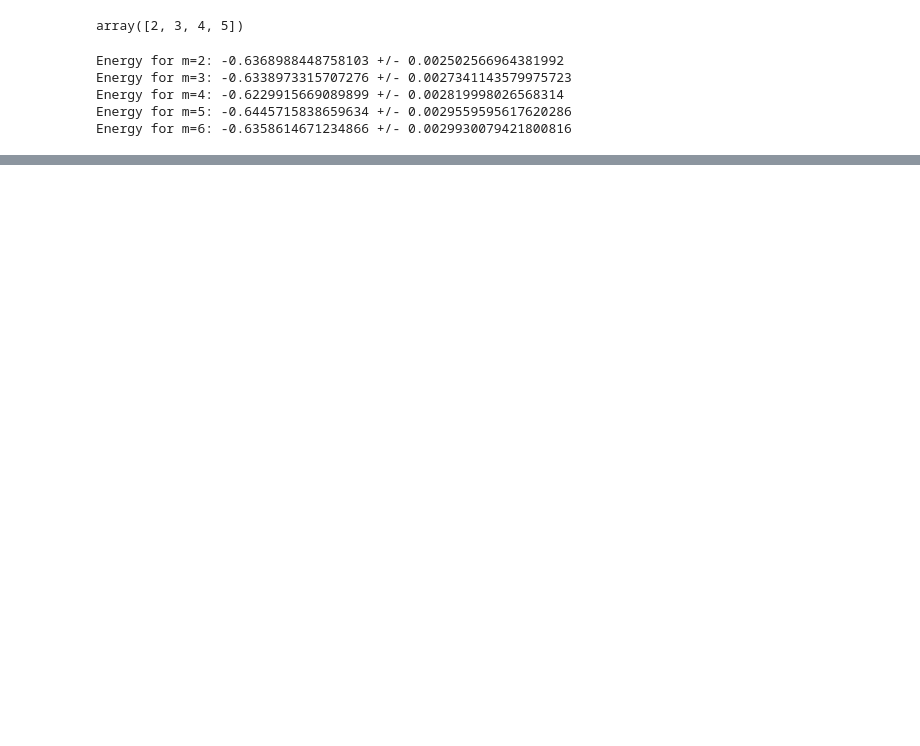
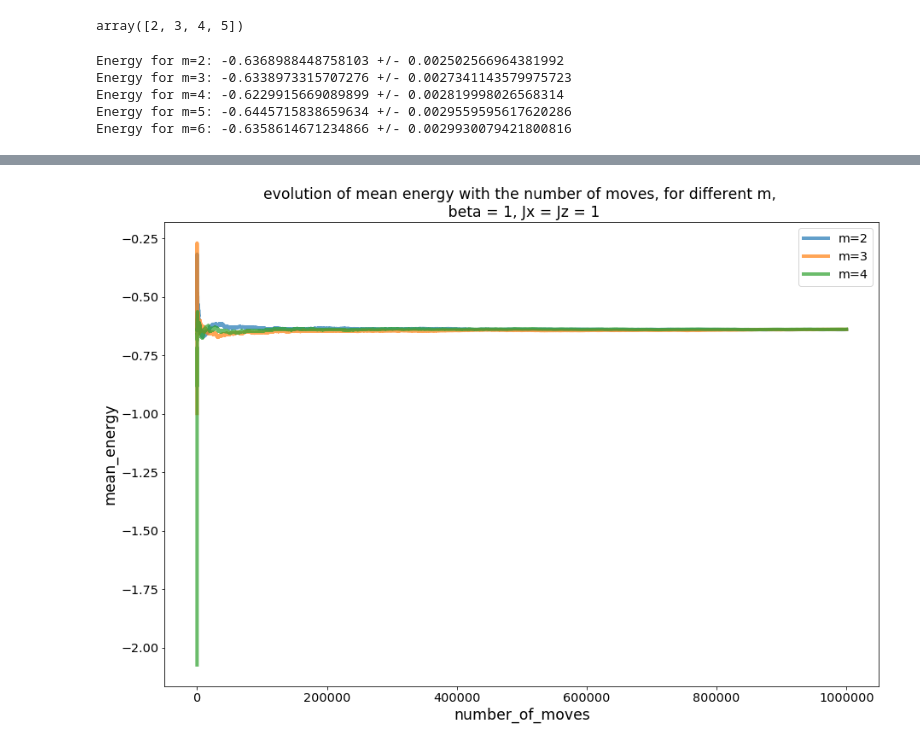
Before and after one commit to barthelemymp/Quantum_MC, a Jupyter notebook: results/local_result.ipynb, the cells around one changed output, grey strips where cells are left out. Drawn from its saved outputs; the diff is of its cells as text; code cells hidden in the pictures; blank space fills up the shorter version.

```diff
--- a/results/local_result.ipynb
+++ b/results/local_result.ipynb
@@ -320,0 +325,10 @@ Energy for m=6: -0.6358614671234866 +/- 0.0029930079421800816
+# %%
+x = range(1,len(e2)+1)
+xmesure = np.array(x)
+xmove = 10*xmesure
+me2 = np.cumsum(e2)/xmesure
+
+
+
+
+plt.plot(x, me2)
@@ -320,0 +374,24 @@ Energy for m=6: -0.6358614671234866 +/- 0.0029930079421800816
+# %%
+fig = plt.figure(figsize = (15,10))
+
+
+
+
+plt.xlabel('number_of_moves', fontsize = 'xx-large')
+plt.ylabel('mean_energy', fontsize = 'xx-large')
+plt.xticks(fontsize = 'x-large')
+plt.yticks(fontsize = 'x-large')
+plt.title('evolution of mean energy with the number of moves, for different m, \n beta = 1, Jx = Jz = 1', fontsize = 'xx-large')
+
+plt.plot(xmove, me2, label = 'm=2',
+             lw = 4, alpha = 0.7)
+plt.plot(xmove, me3, label = 'm=3',
+             lw = 4, alpha = 0.7)
+plt.plot(xmove, me4, label = 'm=4',
+             lw = 4, alpha = 0.7)
+
+
+plt.legend(loc = 0, fontsize = 'x-large')
+plt.savefig('meanenrgyevolution_x=z=1_m2-6_adjusted.png')
+# %% [output]
+[figure, added]
```
Also changed, not shown: parts of 10 cells of this notebook, 11 other files.
